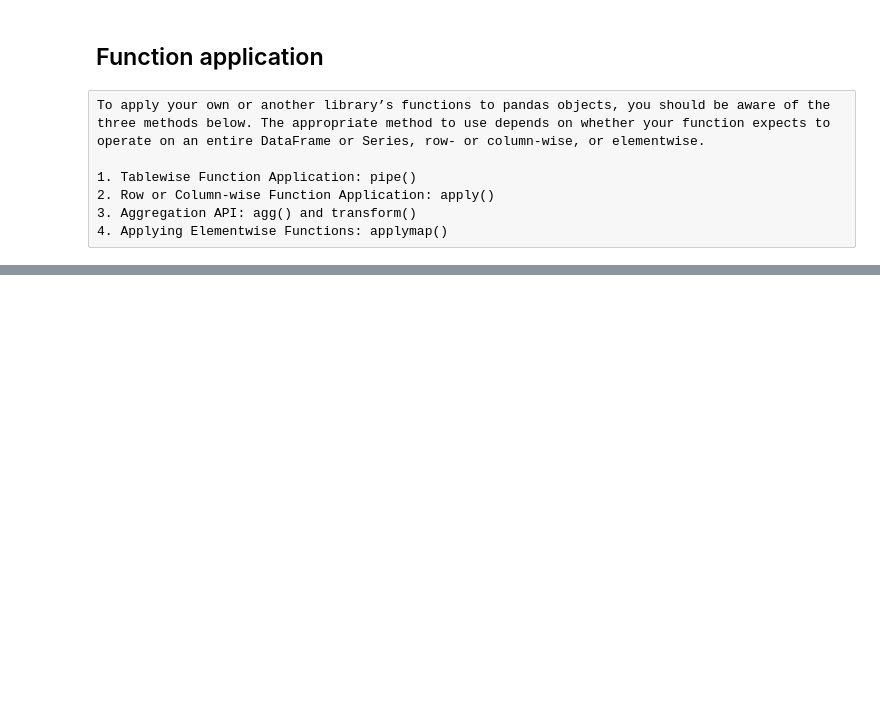
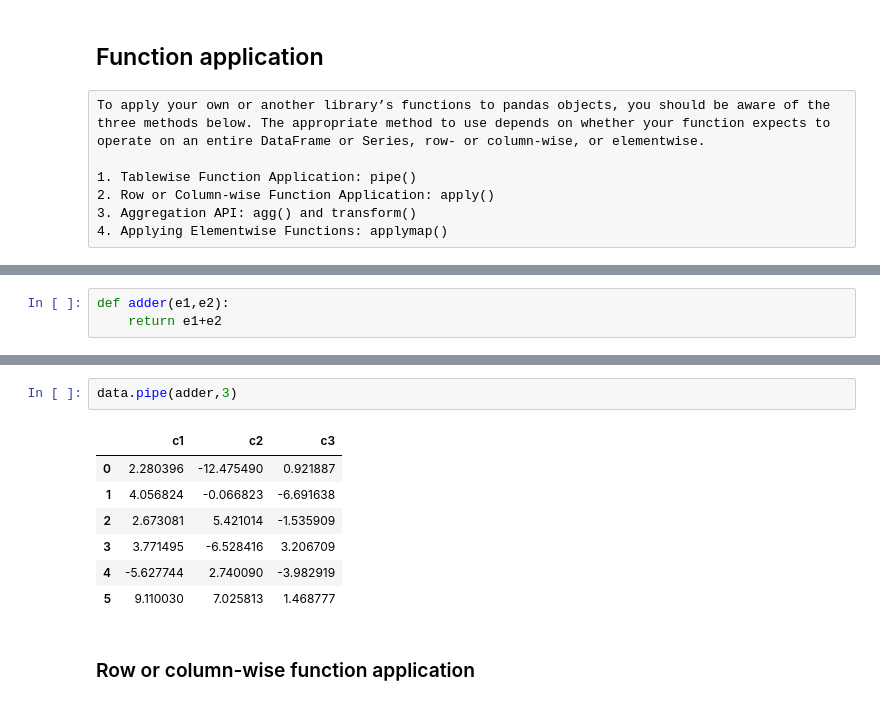
Before and after one commit to sushtend/100-days-of-ml-code, a Jupyter notebook: code/ml/pandas/Essential basic functionality.ipynb, the cells around one changed output, grey strips where cells are left out. Cells and saved outputs as stored; diff of their text form; blank space fills up the shorter version.

```diff
--- a/code/ml/pandas/Essential basic functionality.ipynb
+++ b/code/ml/pandas/Essential basic functionality.ipynb
@@ -598,0 +601,3 @@ To apply your own or another library’s functions to pandas objects, you should
+# %%
+def adder(e1,e2):
+    return e1+e2
@@ -598,0 +631,12 @@ To apply your own or another library’s functions to pandas objects, you should
+# %%
+data.pipe(adder,3)
+# %% [output]
+|  | c1 | c2 | c3 |
+| 0 | 2.280396 | -12.475490 | 0.921887 |
+| 1 | 4.056824 | -0.066823 | -6.691638 |
+| 2 | 2.673081 | 5.421014 | -1.535909 |
+| 3 | 3.771495 | -6.528416 | 3.206709 |
+| 4 | -5.627744 | 2.740090 | -3.982919 |
+| 5 | 9.110030 | 7.025813 | 1.468777 |
+# %% [markdown]
+### Row or column-wise function application
```
Also changed, not shown: parts of 51 cells of this notebook.
